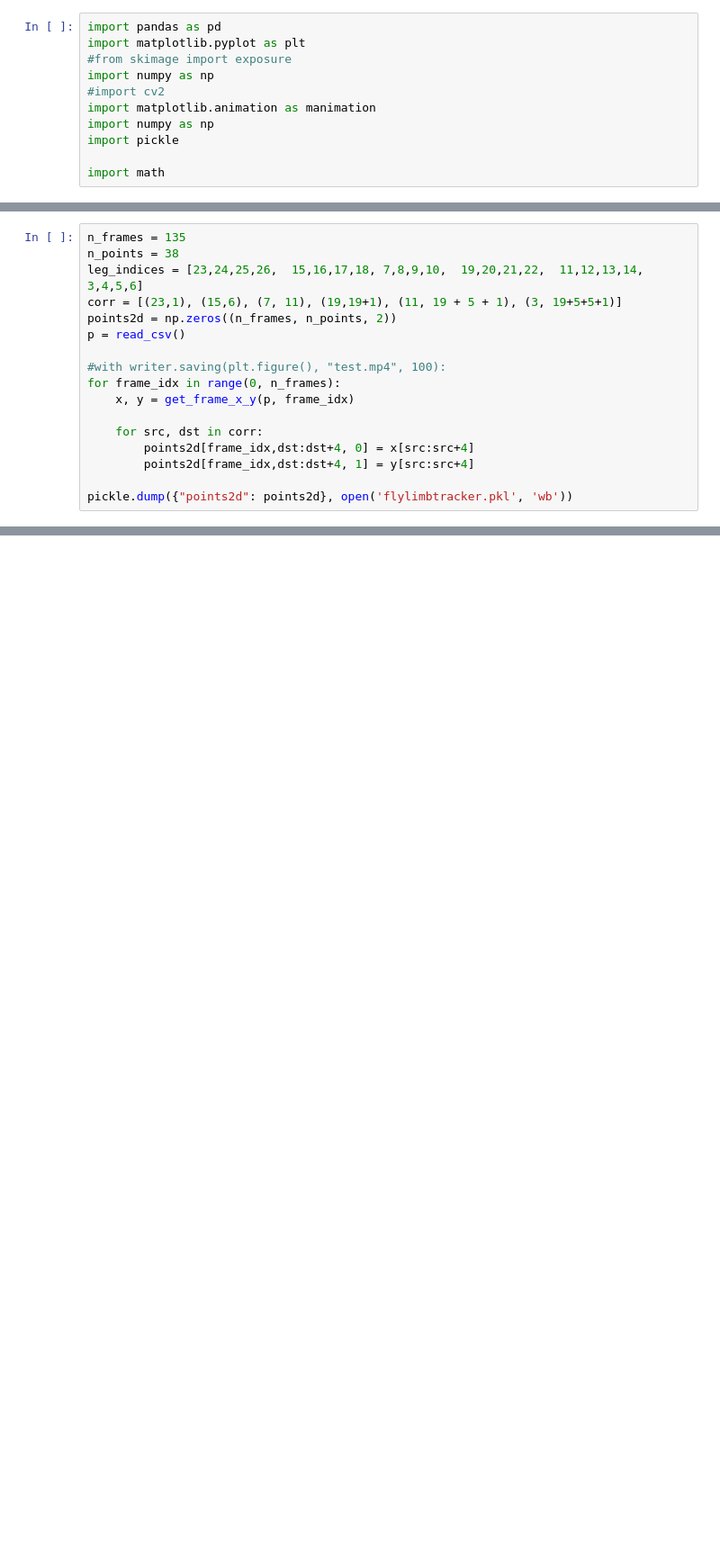
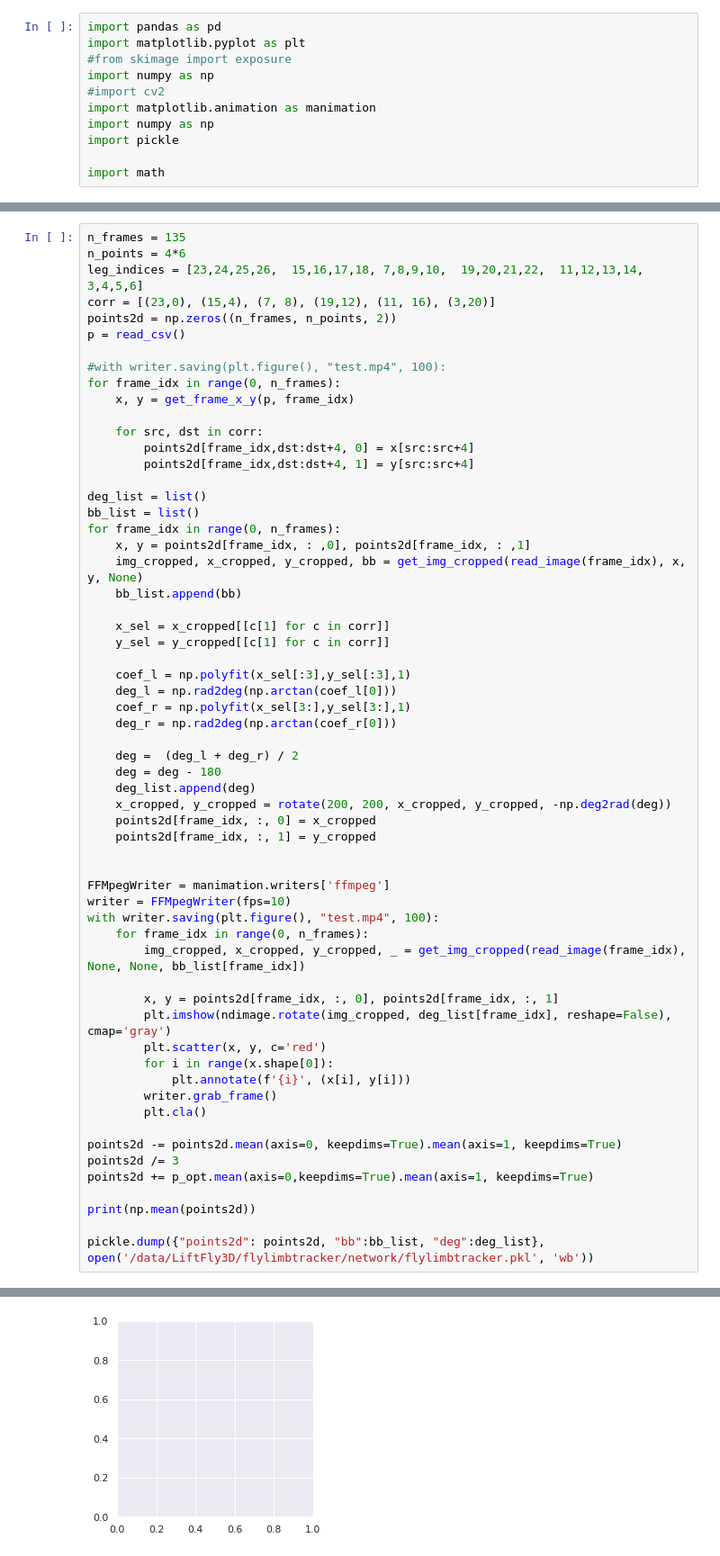
Before and after one commit to felipe-parodi/LiftPose3D, a Jupyter notebook: flylimbtracker/1_FlyLimbTracker_to_DF3D.ipynb, the cells around one changed output, grey strips where cells are left out. Shown at 90% size. Saved outputs shown, nothing was run; the diff lists cells and outputs as text; blank space fills up the shorter version.

```diff
--- a/flylimbtracker/1_FlyLimbTracker_to_DF3D.ipynb
+++ b/flylimbtracker/1_FlyLimbTracker_to_DF3D.ipynb
@@ -74,9 +80,9 @@ with writer.saving(plt.figure(), "test.mp4", 100):
 [figure]
 # %%
 n_frames = 135
-n_points = 38
+n_points = 4*6
 leg_indices = [23,24,25,26,  15,16,17,18, 7,8,9,10,  19,20,21,22,  11,12,13,14,  3,4,5,6]
-corr = [(23,1), (15,6), (7, 11), (19,19+1), (11, 19 + 5 + 1), (3, 19+5+5+1)]
+corr = [(23,0), (15,4), (7, 8), (19,12), (11, 16), (3,20)]
 points2d = np.zeros((n_frames, n_points, 2))
 p = read_csv()
 
@@ -88,4 +94,48 @@ for frame_idx in range(0, n_frames):
         points2d[frame_idx,dst:dst+4, 0] = x[src:src+4]
         points2d[frame_idx,dst:dst+4, 1] = y[src:src+4]
 
-pickle.dump({"points2d": points2d}, open('flylimbtracker.pkl', 'wb'))
+deg_list = list()
+bb_list = list()
+for frame_idx in range(0, n_frames):
+    x, y = points2d[frame_idx, : ,0], points2d[frame_idx, : ,1]
+    img_cropped, x_cropped, y_cropped, bb = get_img_cropped(read_image(frame_idx), x, y, None)
+    bb_list.append(bb)
+
+    x_sel = x_cropped[[c[1] for c in corr]]
+    y_sel = y_cropped[[c[1] for c in corr]]
+
+    coef_l = np.polyfit(x_sel[:3],y_sel[:3],1)
+    deg_l = np.rad2deg(np.arctan(coef_l[0]))
+    coef_r = np.polyfit(x_sel[3:],y_sel[3:],1)
+    deg_r = np.rad2deg(np.arctan(coef_r[0]))
+
+    deg =  (deg_l + deg_r) / 2
+    deg = deg - 180
+    deg_list.append(deg)
+    x_cropped, y_cropped = rotate(200, 200, x_cropped, y_cropped, -np.deg2rad(deg))
+    points2d[frame_idx, :, 0] = x_cropped
+    points2d[frame_idx, :, 1] = y_cropped
+
+
+FFMpegWriter = manimation.writers['ffmpeg']
+writer = FFMpegWriter(fps=10)
+with writer.saving(plt.figure(), "test.mp4", 100):
+    for frame_idx in range(0, n_frames):
+        img_cropped, x_cropped, y_cropped, _ = get_img_cropped(read_image(frame_idx), None, None, bb_list[frame_idx])
+
+        x, y = points2d[frame_idx, :, 0], points2d[frame_idx, :, 1]
+        plt.imshow(ndimage.rotate(img_cropped, deg_list[frame_idx], reshape=False), cmap='gray')
+        plt.scatter(x, y, c='red')
+        for i in range(x.shape[0]):
+            plt.annotate(f'{i}', (x[i], y[i]))
+        writer.grab_frame()
+        plt.cla()
+
+points2d -= points2d.mean(axis=0, keepdims=True).mean(axis=1, keepdims=True)
+points2d /= 3
+points2d += p_opt.mean(axis=0,keepdims=True).mean(axis=1, keepdims=True)
+
+print(np.mean(points2d))
+
+pickle.dump({"points2d": points2d, "bb":bb_list, "deg":deg_list}, open('/data/LiftFly3D/flylimbtracker/network/flylimbtracker.pkl', 'wb'))
+# %% [output]
@@ -91,0 +143 @@ pickle.dump({"points2d": points2d}, open('flylimbtracker.pkl', 'wb'))
+[figure, added]
```
Also changed, not shown: parts of 12 cells of this notebook, 8 other files.
